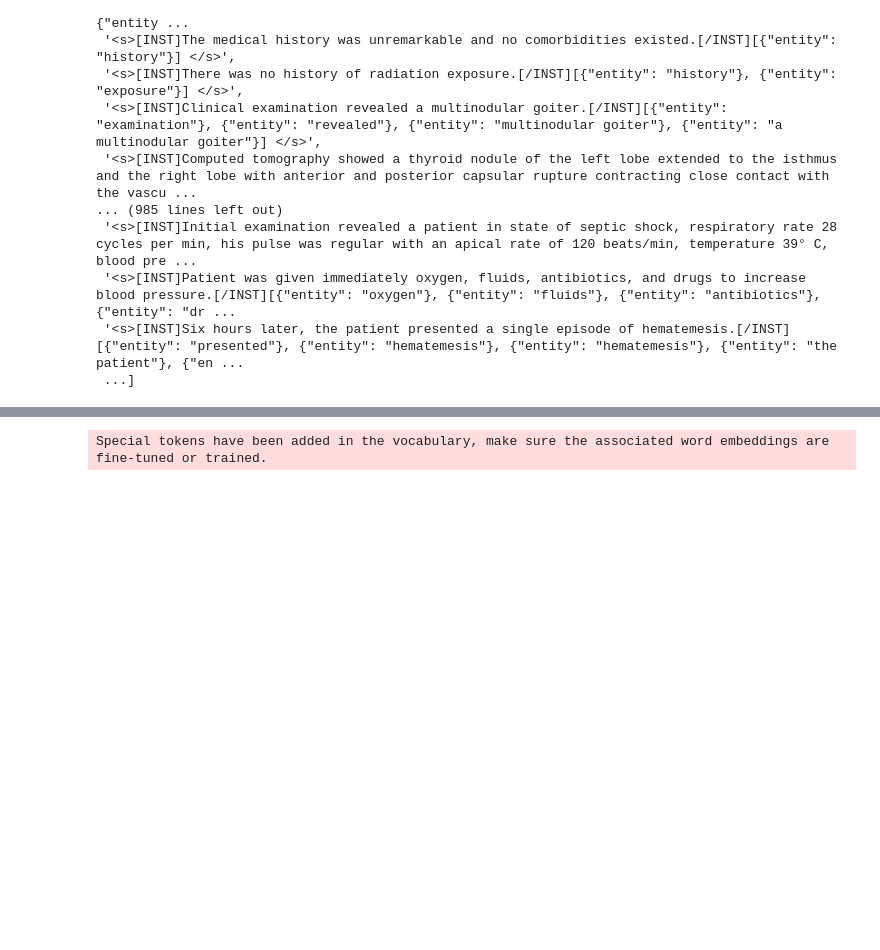
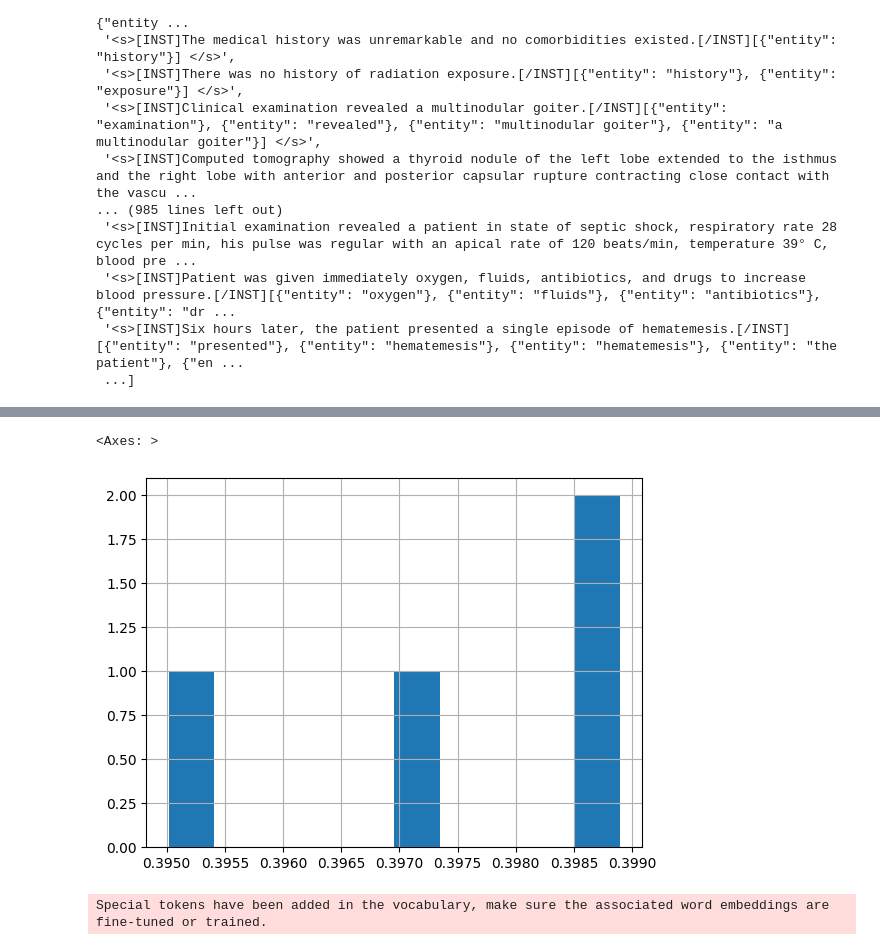
Before and after one commit to ferrazzipietro/mistral_finetuning, a Jupyter notebook: preprocessing.ipynb, the cells around one changed output, grey strips where cells are left out. Drawn from its saved outputs; the diff is of its cells as text; code cells hidden in the pictures; blank space fills up the shorter version.

```diff
--- a/preprocessing.ipynb
+++ b/preprocessing.ipynb
@@ -52,3 +53,15 @@ df['model_responses'][10]
+# %%
+import pandas as pd
+d = "data/evaluation_results/qwen_7B_NoQuant_FT_lates"
+df = pd.read_csv(d)
+l1 = df['file'].to_list()
+l2 = df0['file'].to_list()
+idx = [i for i in l1 if i in l2]
+out = df[df['file'].isin(idx)]
+out['f1_score'].hist()
+# %% [output]
+<Axes: >
+[figure, added]
 # %%
 from transformers import AutoTokenizer, AutoModelForCausalLM
 import torch
```
Also changed, not shown: parts of 1 cell of this notebook, 26 other files.
